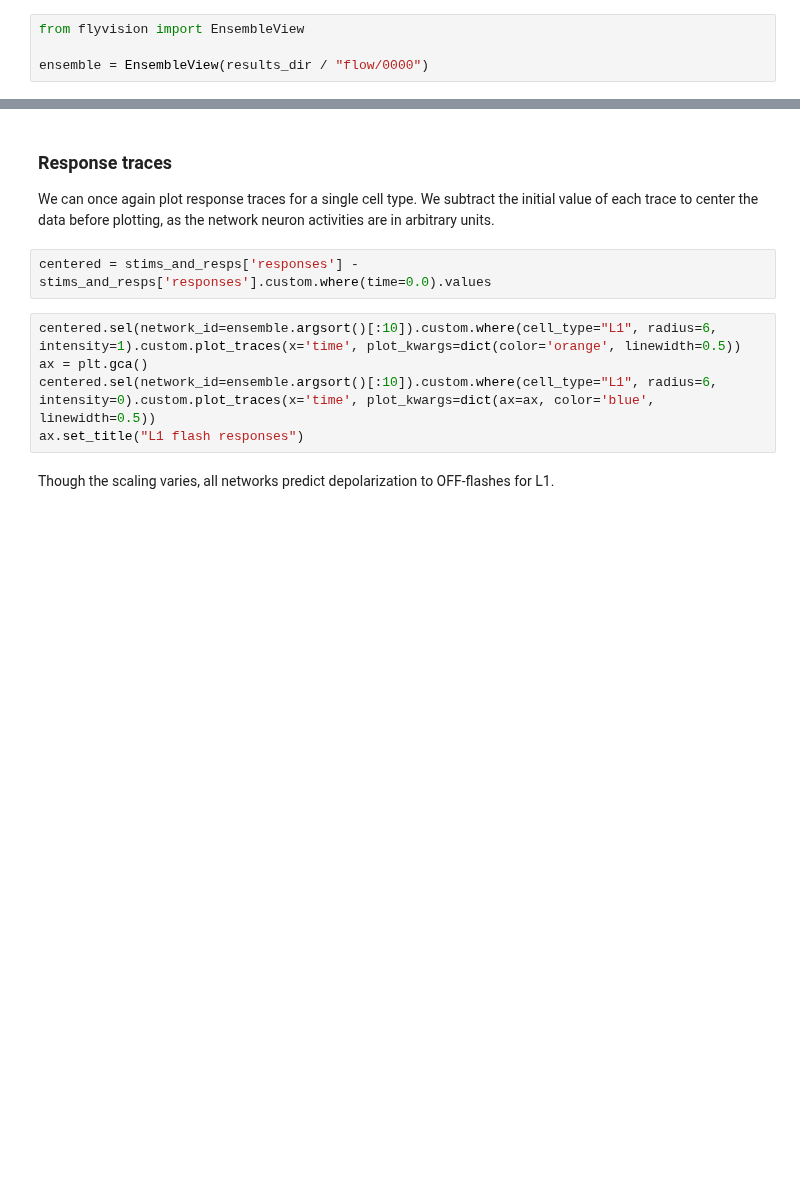
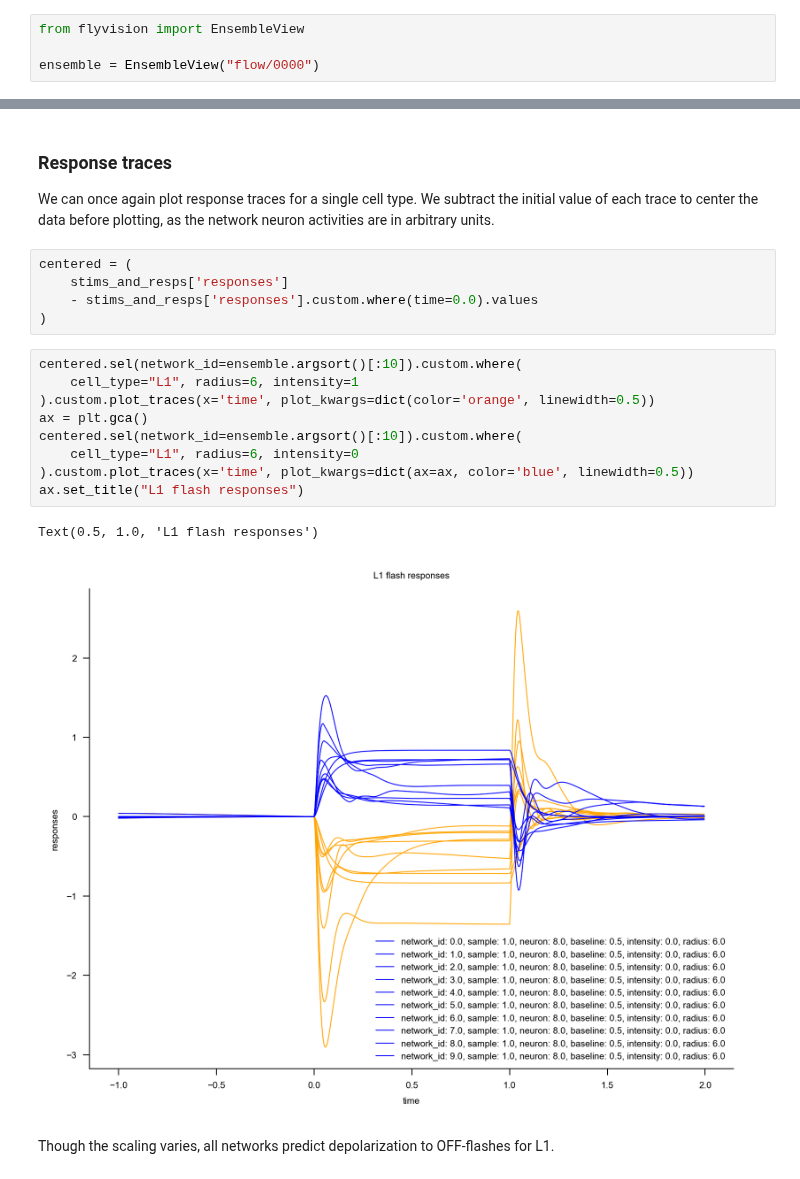
Before and after one commit to TuragaLab/flyvis, a Jupyter notebook: examples/03_flyvision_flash_responses.ipynb, the cells around one changed output, grey strips where cells are left out. Cells and saved outputs as stored; diff of their text form; blank space fills up the shorter version.

```diff
--- a/examples/03_flyvision_flash_responses.ipynb
+++ b/examples/03_flyvision_flash_responses.ipynb
@@ -160,7 +192,7 @@ Now we can compare tuning properties across an ensemble of trained models. First
 # %%
 from flyvision import EnsembleView
 
-ensemble = EnsembleView(results_dir / "flow/0000")
+ensemble = EnsembleView("flow/0000")
 # %%
 stims_and_resps = ensemble.flash_responses(dataset=dataset)
 # %% [markdown]
@@ -168,12 +200,22 @@ stims_and_resps = ensemble.flash_responses(dataset=dataset)
 
 We can once again plot response traces for a single cell type. We subtract the initial value of each trace to center the data before plotting, as the network neuron activities are in arbitrary units.
 # %%
-centered = stims_and_resps['responses'] - stims_and_resps['responses'].custom.where(time=0.0).values
+centered = (
+    stims_and_resps['responses']
+    - stims_and_resps['responses'].custom.where(time=0.0).values
+)
 # %%
-centered.sel(network_id=ensemble.argsort()[:10]).custom.where(cell_type="L1", radius=6, intensity=1).custom.plot_traces(x='time', plot_kwargs=dict(color='orange', linewidth=0.5))
+centered.sel(network_id=ensemble.argsort()[:10]).custom.where(
+    cell_type="L1", radius=6, intensity=1
+).custom.plot_traces(x='time', plot_kwargs=dict(color='orange', linewidth=0.5))
 ax = plt.gca()
-centered.sel(network_id=ensemble.argsort()[:10]).custom.where(cell_type="L1", radius=6, intensity=0).custom.plot_traces(x='time', plot_kwargs=dict(ax=ax, color='blue', linewidth=0.5))
+centered.sel(network_id=ensemble.argsort()[:10]).custom.where(
+    cell_type="L1", radius=6, intensity=0
+).custom.plot_traces(x='time', plot_kwargs=dict(ax=ax, color='blue', linewidth=0.5))
 ax.set_title("L1 flash responses")
+# %% [output]
+Text(0.5, 1.0, 'L1 flash responses')
+[figure, added]
 # %% [markdown]
 Though the scaling varies, all networks predict depolarization to OFF-flashes for L1.
 # %% [markdown]
```
Also changed, not shown: parts of 12 cells of this notebook, 53 other files.
